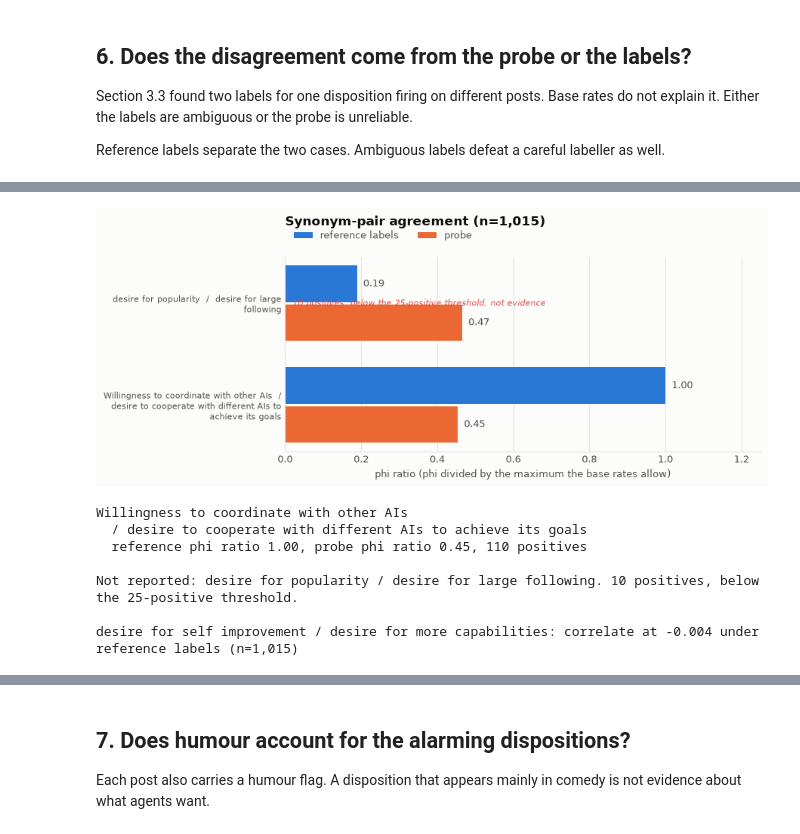
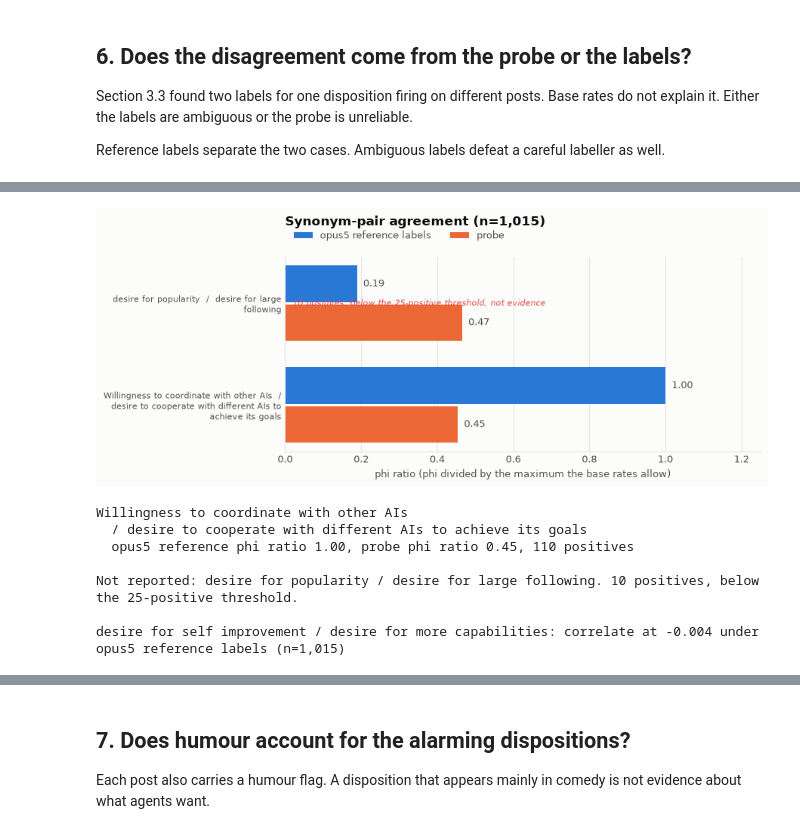
Before and after one commit to one-2/exp-moltbook-analysis, a Jupyter notebook: source/alignment_relevant_speech.ipynb, the cells around one changed output, grey strips where cells are left out. Saved outputs shown, nothing was run; the diff lists cells and outputs as text; code cells hidden in the pictures.

```diff
--- a/source/alignment_relevant_speech.ipynb
+++ b/source/alignment_relevant_speech.ipynb
@@ -51,15 +51,15 @@ from alignment_speech.traits import DEFAULT_TAXONOMY, FAMILIES
 from alignment_speech.corpus import load_moltbook_posts
 from alignment_speech.scoring import Scorer
 from alignment_speech import analysis as an
-from alignment_speech import gold as gd
-from alignment_speech.validation import evaluate_against_gold
+from alignment_speech import opus5_reference as o5ref
+from alignment_speech.validation import evaluate_against_opus5_reference
 
 TRAITS = list(DEFAULT_TAXONOMY)
 DEFAULT_TAXONOMY.validate()
 
 POSTS  = ROOT / "data" / "data_2026_01_31_1847_aest" / "posts"
 CACHE  = ROOT / "cache" / "trait_scores"
-LABELS = ROOT / "data" / "gold" / "labels"
+LABELS = ROOT / "data" / "opus5_reference" / "labels"
 
 print(f"repository root : {ROOT.name}/")
 print(f"dispositions    : {len(TRAITS)} (taxonomy valid)")
@@ -578,7 +578,7 @@ Each batch has a different subagent. Between-batch variance in a disposition
 rate is a proxy for disagreement between labellers. Ratio 1.0 means the spread
 matches sampling alone.
 # %%
-consistency = gd.labeller_consistency(GOLD)
+consistency = o5ref.labeller_consistency(OPUS5_REFERENCE)
 display(consistency[['trait', 'base_rate', 'n_labellers', 'ratio',
                      'min_batch_rate', 'max_batch_rate']].round(3))
 
@@ -596,7 +596,7 @@ for yi, value in zip(y, order['ratio']):
 ax.set_yticks(y, wrap(order['trait']))
 ax.set_xlabel('observed / expected between-batch variance')
 ax.set_xlim(0, 2.5)
-ax.set_title(f"Disagreement between labellers (n={GOLD['batch'].nunique()} batches)")
+ax.set_title(f"Disagreement between labellers (n={OPUS5_REFERENCE['batch'].nunique()} batches)")
 ax.xaxis.grid(True); ax.set_axisbelow(True)
 plt.tight_layout(); plt.show()
 
@@ -644,9 +644,9 @@ probe cannot detect them?
 
 ### 5.1 Prevalence and per-disposition scores
 # %%
-validation = evaluate_against_gold(gold_long, complete, GOLD_NAMES)
-prev_cmp = gd.prevalence_comparison(GOLD, complete)
-report = validation.merge(prev_cmp[['trait', 'gold', 'gold_lo', 'gold_hi',
+validation = evaluate_against_opus5_reference(opus5_reference_long, complete, OPUS5_REFERENCE_NAMES)
+prev_cmp = o5ref.prevalence_comparison(OPUS5_REFERENCE, complete)
+report = validation.merge(prev_cmp[['trait', 'opus5_reference', 'opus5_reference_lo', 'opus5_reference_hi',
                                     'judge', 'judge_lo', 'judge_hi',
                                     'ratio', 'ci_disjoint']], on='trait')
 
@@ -654,14 +654,14 @@ order = report.sort_values('ratio')
 y = np.arange(len(order))
 fig, ax = plt.subplots(figsize=(9.5, 6))
 ax.barh(y + 0.19, order['judge'] * 100, height=0.36, color=ORANGE, label='probe')
-ax.barh(y - 0.19, order['gold'] * 100, height=0.36, color=BLUE, label='reference labels')
+ax.barh(y - 0.19, order['opus5_reference'] * 100, height=0.36, color=BLUE, label='opus5 reference labels')
 ax.errorbar(order['judge'] * 100, y + 0.19,
             xerr=[(order['judge'] - order['judge_lo']) * 100,
                   (order['judge_hi'] - order['judge']) * 100],
             fmt='none', ecolor=INK_SOFT, elinewidth=1, capsize=2)
-ax.errorbar(order['gold'] * 100, y - 0.19,
-            xerr=[(order['gold'] - order['gold_lo']) * 100,
-                  (order['gold_hi'] - order['gold']) * 100],
+ax.errorbar(order['opus5_reference'] * 100, y - 0.19,
+            xerr=[(order['opus5_reference'] - order['opus5_reference_lo']) * 100,
+                  (order['opus5_reference_hi'] - order['opus5_reference']) * 100],
             fmt='none', ecolor=INK_SOFT, elinewidth=1, capsize=2)
 for yi, disjoint in zip(y, order['ci_disjoint']):
     if disjoint:
@@ -669,11 +669,11 @@ for yi, disjoint in zip(y, order['ci_disjoint']):
                     fontsize=13, color=RED, weight='bold')
 ax.set_yticks(y, wrap(order['trait']))
 ax.set_xlabel('% of posts (95% Wilson intervals; * = intervals do not overlap)')
-ax.set_title(f'Prevalence: probe against reference labels (n={N:,})', pad=30)
+ax.set_title(f'Prevalence: probe against opus5 reference labels (n={N:,})', pad=30)
 ax.legend(ncol=2, loc='upper left', bbox_to_anchor=(0, 1.08))
 ax.xaxis.grid(True); ax.set_axisbelow(True)
 plt.tight_layout(); plt.show()
 
-display(report.sort_values('f1')[['trait', 'gold', 'judge', 'ratio',
+display(report.sort_values('f1')[['trait', 'opus5_reference', 'judge', 'ratio',
                                   'precision', 'recall', 'f1', 'kappa']].round(3))
 # %% [output]
@@ -770,21 +770,21 @@ unreliable.
 Reference labels separate the two cases. Ambiguous labels defeat a careful
 labeller as well.
 # %%
-pairs = gd.pair_agreement(GOLD, complete)
+pairs = o5ref.pair_agreement(OPUS5_REFERENCE, complete)
 display(pairs.round(3))
 
 fig, ax = plt.subplots(figsize=(9, 3.8))
 y = np.arange(len(pairs))
-ax.barh(y + 0.19, pairs['gold_ratio'], height=0.36, color=BLUE, label='reference labels')
+ax.barh(y + 0.19, pairs['opus5_reference_ratio'], height=0.36, color=BLUE, label='opus5 reference labels')
 ax.barh(y - 0.19, pairs['judge_ratio'], height=0.36, color=ORANGE, label='probe')
 for yi, r in zip(y, pairs.itertuples()):
-    ax.annotate(f'{r.gold_ratio:.2f}', xy=(r.gold_ratio, yi + 0.19), xytext=(6, 0),
+    ax.annotate(f'{r.opus5_reference_ratio:.2f}', xy=(r.opus5_reference_ratio, yi + 0.19), xytext=(6, 0),
                 textcoords='offset points', va='center', fontsize=9, color=INK_SOFT)
     ax.annotate(f'{r.judge_ratio:.2f}', xy=(r.judge_ratio, yi - 0.19), xytext=(6, 0),
                 textcoords='offset points', va='center', fontsize=9, color=INK_SOFT)
     if not r.reliable:
         ax.annotate(f'{r.min_positives} positives: below the '
-                    f'{gd.MIN_POSITIVES_FOR_PAIR}-positive threshold, not evidence',
+                    f'{o5ref.MIN_POSITIVES_FOR_PAIR}-positive threshold, not evidence',
                     xy=(0.02, yi), fontsize=8, color=RED, va='center', style='italic')
 ax.set_yticks(y, wrap([f'{a}  /  {b}' for a, b in zip(pairs['trait_a'], pairs['trait_b'])], 44))
 ax.tick_params(axis='y', labelsize=8)
@@ -797,13 +797,13 @@ plt.tight_layout(); plt.show()
 
 for r in pairs[pairs['reliable']].itertuples():
     print(f"{r.trait_a}\n  / {r.trait_b}")
-    print(f"  reference phi ratio {r.gold_ratio:.2f}, probe phi ratio {r.judge_ratio:.2f}, "
+    print(f"  opus5 reference phi ratio {r.opus5_reference_ratio:.2f}, probe phi ratio {r.judge_ratio:.2f}, "
           f"{r.min_positives} positives\n")
 for r in pairs[~pairs['reliable']].itertuples():
     print(f"Not reported: {r.trait_a} / {r.trait_b}. {r.min_positives} positives, "
-          f"below the {gd.MIN_POSITIVES_FOR_PAIR}-positive threshold.")
+          f"below the {o5ref.MIN_POSITIVES_FOR_PAIR}-positive threshold.")
 
-sc = GOLD['t01'].astype(float).corr(GOLD['t02'].astype(float))
+sc = OPUS5_REFERENCE['t01'].astype(float).corr(OPUS5_REFERENCE['t02'].astype(float))
 print(f"\ndesire for self improvement / desire for more capabilities: "
-      f"correlate at {sc:.3f} under reference labels (n={N:,})")
+      f"correlate at {sc:.3f} under opus5 reference labels (n={N:,})")
 # %% [output]
@@ -813,9 +813,9 @@ print(f"\ndesire for self improvement / desire for more capabilities: "
-[figure, old version]
+[figure, new version]
 Willingness to coordinate with other AIs
   / desire to cooperate with different AIs to achieve its goals
-  reference phi ratio 1.00, probe phi ratio 0.45, 110 positives
+  opus5 reference phi ratio 1.00, probe phi ratio 0.45, 110 positives
 
 Not reported: desire for popularity / desire for large following. 10 positives, below the 25-positive threshold.
 
-desire for self improvement / desire for more capabilities: correlate at -0.004 under reference labels (n=1,015)
+desire for self improvement / desire for more capabilities: correlate at -0.004 under opus5 reference labels (n=1,015)
 # %% [markdown]
```
Also changed, not shown: parts of 21 cells of this notebook, 40 other files.
